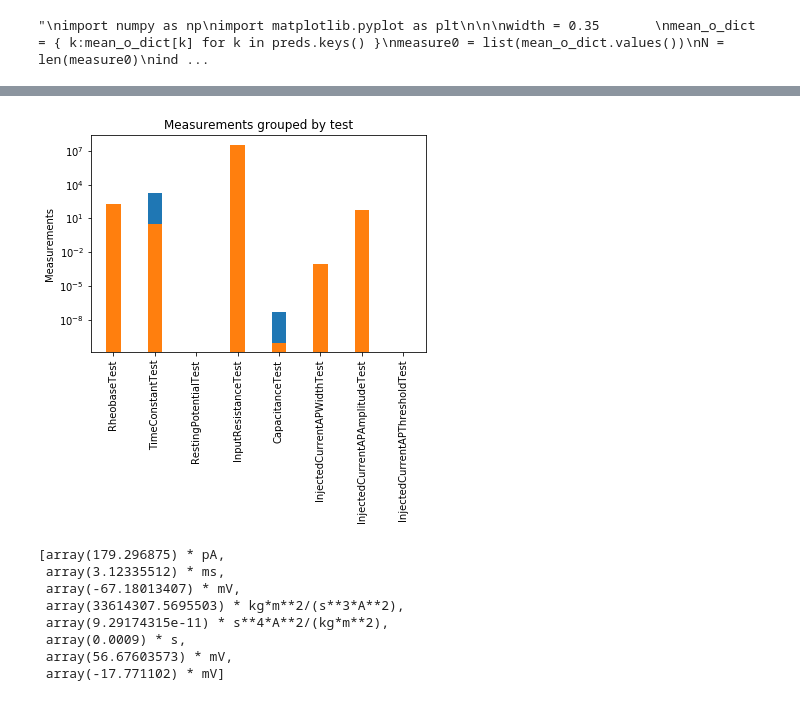
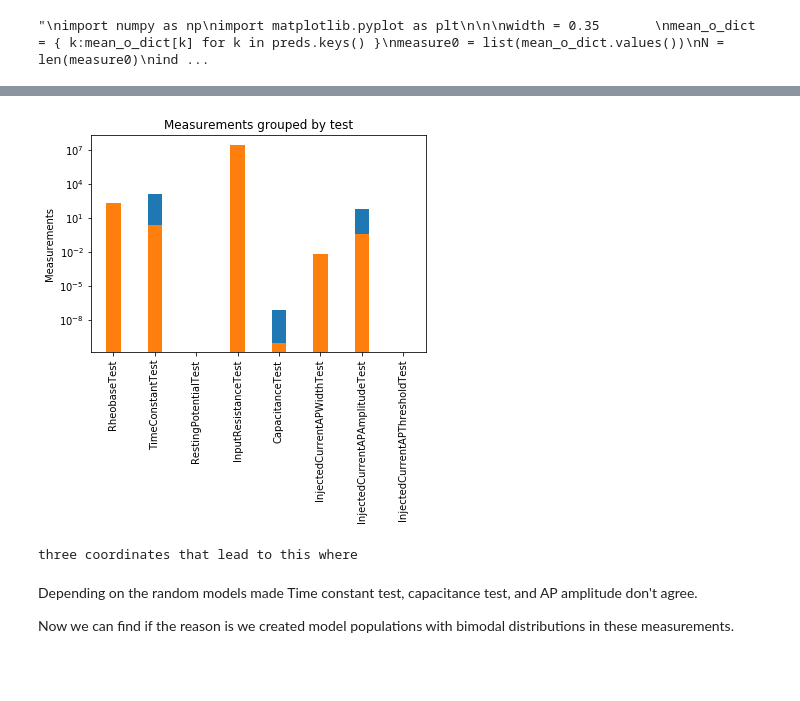
Before and after one commit to russelljjarvis/BluePyOptBU, a Jupyter notebook: examples/metaparameters/mean_parameter_mean_measurement.ipynb, the cells around one changed output, grey strips where cells are left out. Cells and saved outputs as stored; diff of their text form; code cells hidden in the pictures; blank space fills up the shorter version.

```diff
--- a/examples/metaparameters/mean_parameter_mean_measurement.ipynb
+++ b/examples/metaparameters/mean_parameter_mean_measurement.ipynb
@@ -48,9 +46,10 @@ Instance two models with those parameters
 # %%
 model = "IZHI"
 # %%
+
 %%capture
 dist = 0
-while dist<28:
+while dist<110:
     nu_tests0, OM, target0 = test_all_objective_test(MODEL_PARAMS[model],
                                                    model_type=model,
                                                    protocol={'allen':False,'elephant':True})
@@ -64,10 +63,10 @@ while dist<28:
                                                    ,model_type=model,
                                                    protocol={'allen':False,'elephant':True})
 
-    target0.attrs.pop('dt',None)
-    target0.attrs.pop('Iext',None)
-    target1.attrs.pop('dt',None)
-    target1.attrs.pop('Iext',None)
+    #target0.attrs.pop('dt',None)
+    #target0.attrs.pop('Iext',None)
+    #target1.attrs.pop('dt',None)
+    #target1.attrs.pop('Iext',None)
 
     a = np.array(list(target0.attrs.values()))
     b = np.array(list(target1.attrs.values()))
@@ -247,7 +169,7 @@ mean_a_dict
 # %%
 mean_o_dict;
 # %%
-dtc = DataTC(backend="IZHI")
+dtc = DataTC(backend=model)
 dtc.attrs = mean_a_dict
 dtc.tests = new_tests
 dtc.attrs
@@ -267,4 +189,13 @@ for t in new_tests:
             preds[t.name] = t.generate_prediction(m)['value']
         except:
             pass
-preds;
+preds
+'''
+for k,v in preds.items():
+    if v==None:
+        key = k
+        #return key
+        break
+if key:
+    preds.pop(key,None)
+'''
@@ -310,39 +234,40 @@ new_tests;
 # %%
 
 
 width = 0.35
 mean_o_dict = { k:mean_o_dict[k] for k in preds.keys() }
 measure0 = list(mean_o_dict.values())
 N = len(measure0)
 ind = np.arange(N)    # the x locations for the groups
 
 measure1 = list(preds.values())
-import numpy as np
-import matplotlib.pyplot as plt
-from sklearn.preprocessing import StandardScaler
-scaler = StandardScaler()
-scaler.fit([measure0,measure1])
-measure = scaler.transform([measure0,measure1])
+#mport numpy as np
+#mport matplotlib.pyplot as plt
+#rom sklearn.preprocessing import StandardScaler
+#caler = StandardScaler()
+#caler.fit(np.array([measure0,measure1]))
+#easure = scaler.transform(np.array([measure0,measure1]))
 #measure0 = scaler.transform([measure0,measure1])
 
 plt.bar(ind,measure0, width)
 plt.bar(ind,measure1, width)
 plt.semilogy()
 
 
 plt.ylabel('Measurements')
 plt.title('Measurements grouped by test')
 plt.xticks(ind, (list(preds.keys())))
 plt.xticks(rotation=90)
 plt.show()
-measure1
+#measure1
+#int(measure[1])
+#measure[0]
+print('three coordinates that lead to this where')
 # %% [output]
-[figure, old version]
+[figure, new version]
-[array(179.296875) * pA,
- array(3.12335512) * ms,
- array(-67.18013407) * mV,
- array(33614307.5695503) * kg*m**2/(s**3*A**2),
- array(9.29174315e-11) * s**4*A**2/(kg*m**2),
- array(0.0009) * s,
- array(56.67603573) * mV,
- array(-17.771102) * mV]
+three coordinates that lead to this where
+# %% [markdown]
+Depending on the random models made
+Time constant test, capacitance test, and AP amplitude don't agree.
+
+Now we can find if the reason is we created model populations with bimodal distributions in these measurements.
```
Also changed, not shown: parts of 29 cells of this notebook.
